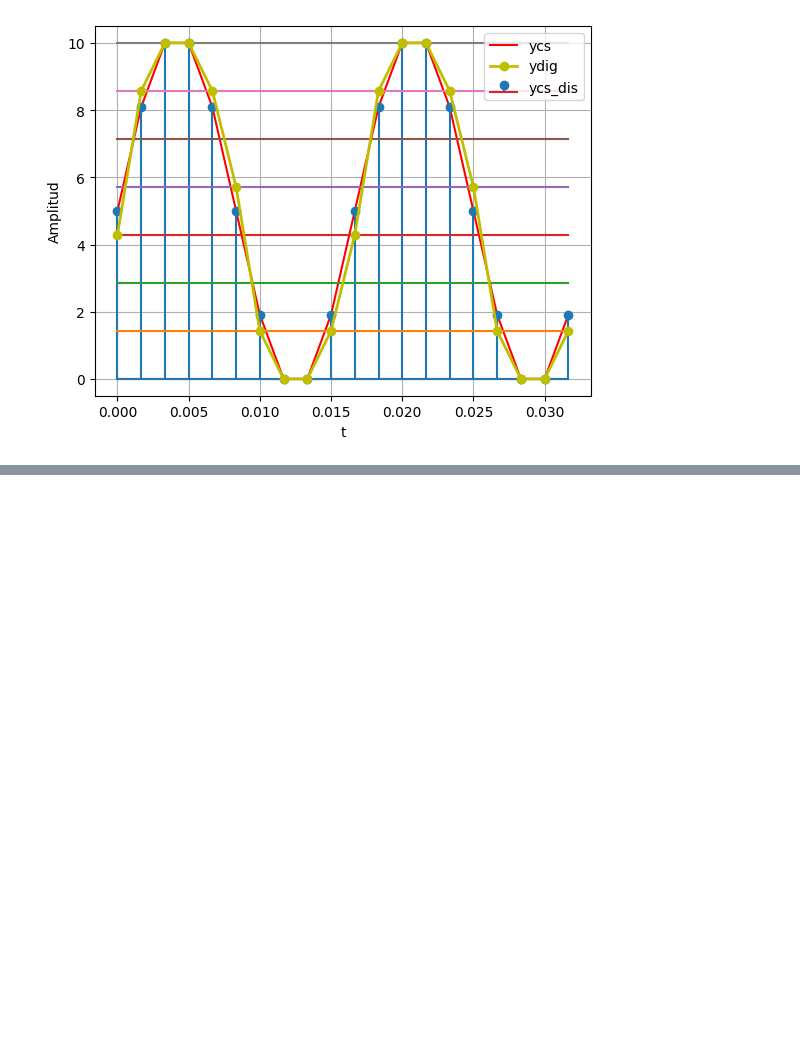
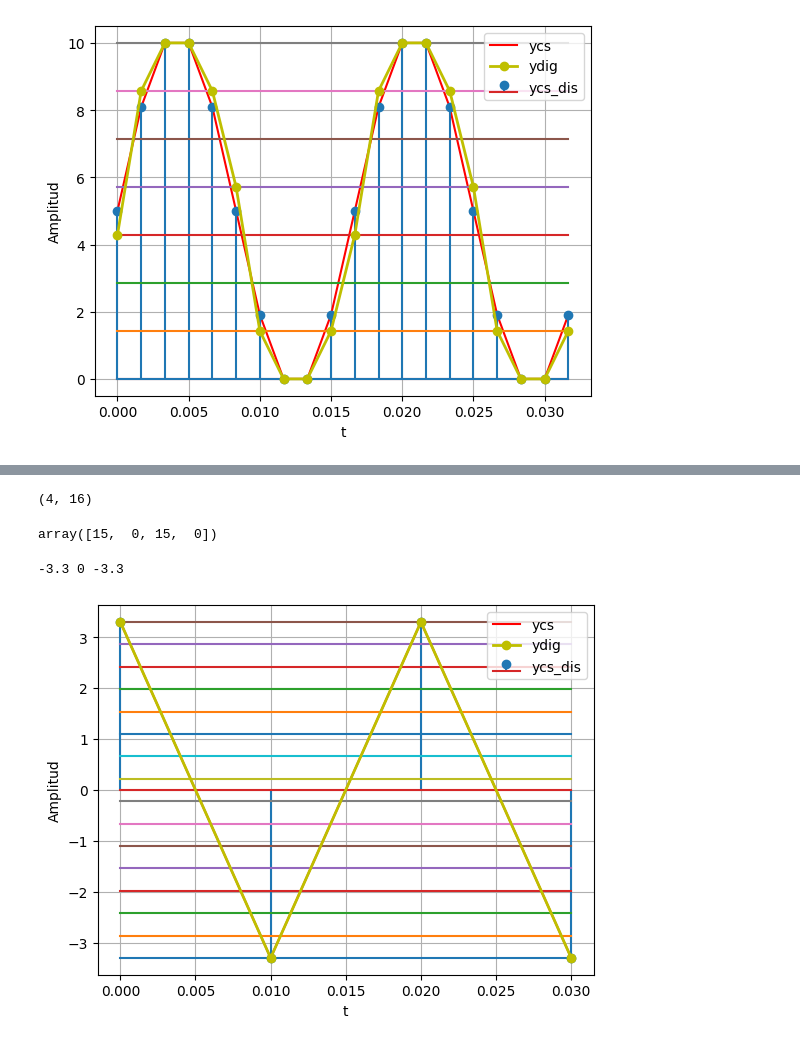
Before and after one commit to juligomez-web/Sys, a Jupyter notebook: Copia_de_ejemplo1SyS2021.ipynb, the cells around one changed output, grey strips where cells are left out. Saved outputs shown, nothing was run; the diff lists cells and outputs as text; code cells hidden in the pictures; blank space fills up the shorter version.

```diff
--- a/Copia_de_ejemplo1SyS2021.ipynb
+++ b/Copia_de_ejemplo1SyS2021.ipynb
@@ -417,0 +421,78 @@ plt.show()
+# %%
+#Ejemplo de señal despues de cero y pendiente y discretización
+#Recuerde que el proceso de discretización debe ser implementado
+from scipy.spatial.distance import cdist
+
+#señal original
+Fo = 50
+To = 1/Fo
+A = 30
+Fs = 2*Fo #asegurar nyquist
+Ts = 1/Fs
+tv = np.arange(0,2*To,Ts)#procesar dos periodos discretizados
+y = A*np.cos(2*np.pi*Fo*tv)
+
+#cero y pendiente
+ycs = my_ceropen(y, ymin=-3.3,ymax=3.3)
+
+#número de bits y vector de cuantización
+nbits = 4
+rmin = -3.3
+rmax = 3.3
+ve = np.linspace(rmin,rmax,2**nbits) # (rmax-rmin)/(2^#bits - 1) -> si se quiere incluir rmin y rmax
+
+#distancias y cero pendiente a vector cuantizacion
+d = cdist(ycs.reshape(-1,1),ve.reshape(-1,1)) #se utiliza reshape(-1,1) para generar vectores columna como lo pide cdist
+d.shape # d es una matriz de 500 x 8, ej: la fila 1 incluye la distancia euclidea entre y[0] y los 8 elementos en ve
+# %% [output]
+(4, 16)
+# %%
+#se requiere identificar el elemento ve[j] más cercano a y[i] para genera señal cuantizada
+ind = np.argmin(d,axis=1) #el parámetro axis = 1 indica que busca la posición a lo largo de las columnas del elemento más pequeño en cada fila
+ind
+# %% [output]
+array([15,  0, 15,  0])
+# %%
+print(ycs[1],ind[1],ve[ind[1]]) # para y[50] = 0.58, el estado más cercano en ve es el elemento 1 que corresponde a ve[1]=0.71
+# %% [output]
+-3.3 0 -3.3
+# %%
+#función cuantización punto a punto
+
+def my_cuantizador(yn, vq) : #yn punto a #cuantizar, vq vector de estados
+
+  Ne = vq.shape[0] #tamaño vector de estados
+  dn = cdist(yn.reshape(-1,1),vq.reshape(-1,1))#distancia yn a vector estados, reshape(-1,1) asegura vectores columna para poder utilizar cdist
+  ind = np.argmin(dn) #posición distancia min
+  return vq[ind]
+# %%
+#recorrer vector cero y spam discretizado para cuantizar
+
+for i in range(ycs.shape[0]):
+   if i==0: #primera muestra
+     yq = my_cuantizador(ycs[i],ve)
+   else:
+     yq = np.append(yq,my_cuantizador(ycs[i],ve)) #apilar datos cuantizando si i>0
+# %%
+#graficar señales
+
+plt.plot(tv,ycs,c='r', label='ycs')#cs continua
+
+plt.stem(tv,ycs, label='ycs_dis')#cs discreta
+
+#estados de cuantización
+
+for v in ve:
+  plt.plot(tv,v*np.ones(len(tv)))
+
+# graficar señal Digital (discreta + cuantizada)
+
+plt.plot(tv,yq,c='y',marker='o',label='ydig', linewidth=2)
+
+plt.legend()
+plt.grid()
+plt.xlabel('t')
+plt.ylabel('Amplitud')
+plt.show()
+# %% [output]
+[figure, added]
```
Also changed, not shown: parts of 3 cells of this notebook.
